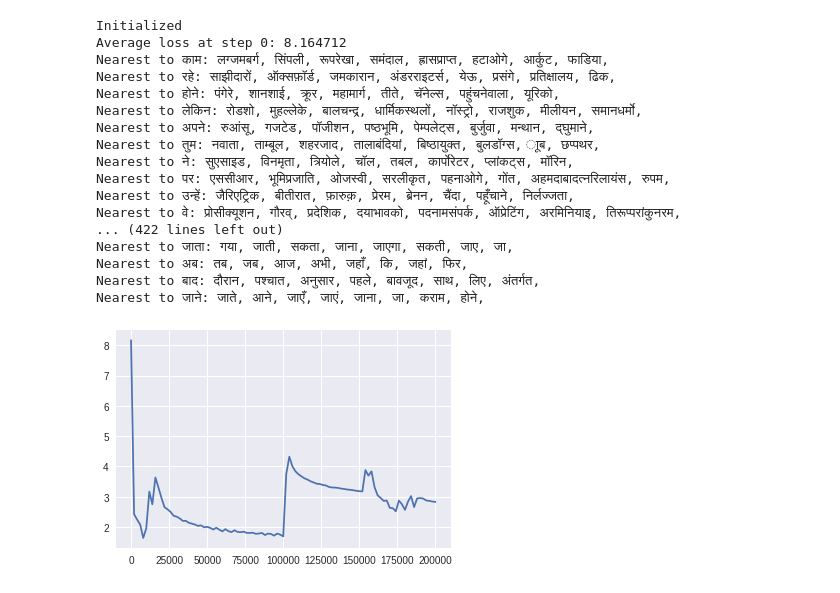
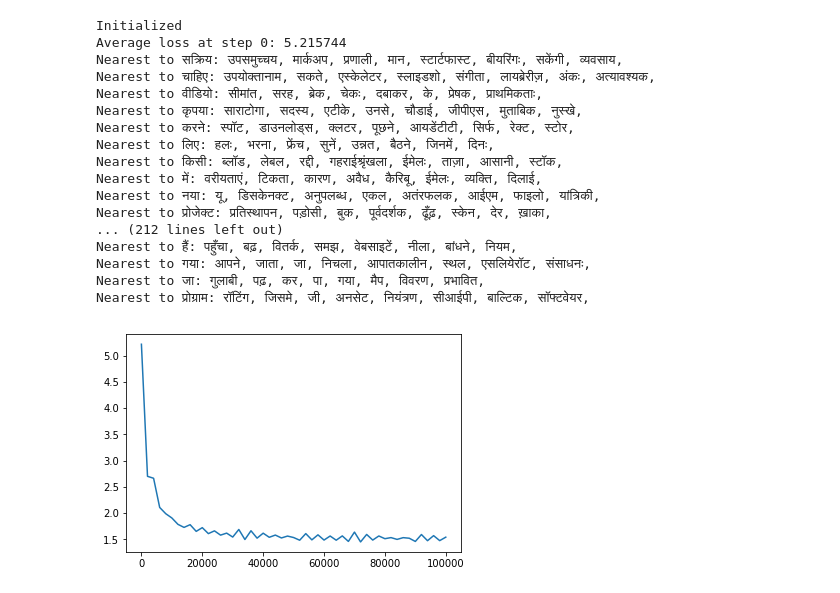
Before and after one commit to nishitjain97/Deep-Neural-Machine-Translation, a Jupyter notebook: 3_Word2Vec.ipynb, the cells around one changed output. Cells and saved outputs as stored; diff of their text form; code cells hidden in the pictures.

```diff
--- a/3_Word2Vec.ipynb
+++ b/3_Word2Vec.ipynb
@@ -24,8 +20,25 @@ filename = '/content/drive/My Drive/Hindi Dataset/mono_cleaned.hi'
+# %%
+filename = os.path.join(root, 'mono.ma')
 # %%
 def read_data(filename):
-  with open(filename, 'r') as f:
-    text = tf.compat.as_str(f.readlines()[0])
-  return text.strip().split(' ')
+    words = list()
+
+    with open(filename) as f:
+        c = tf.compat.as_str(f.read(1))
+
+        while c:
+            word = ''
+
+            while c != ' ':
+                word += c
+
+                c = tf.compat.as_str(f.read(1))
+
+            words.append(word)
+
+            c = tf.compat.as_str(f.read(1))
+
+    return words
 
 words = read_data(filename)
 print("Data size %d" % len(words))
@@ -38,5 +51,5 @@ len(set(words))
 # %%
-vocabulary_size = 500000
+vocabulary_size = len(set(words)) +1
 
 def build_dataset(words):
     count = [['UNK', -1]]
@@ -162,5 +165,5 @@ Use tf.cast instead.
 # %%
-num_steps = 200001
+num_steps = 100001
 loss_list = list()
 
 with tf.Session(graph=graph) as session:
@@ -197,30 +200,30 @@ with tf.Session(graph=graph) as session:
     final_embeddings = normalized_embeddings.eval()
 # %% [output]
 Initialized
-Average loss at step 0: 8.164712
-Nearest to काम: लग्जमबर्ग, सिंपली, रूपरेखा, समंदाल, ह्रासप्राप्त, हटाओगे, आर्कुट, फाडिया,
-Nearest to रहे: साझीदारों, ऑक्सफ़ॉर्ड, जमकारान, अंडरराइटर्स, येऊ, प्रसंगे, प्रतिक्षालय, ढिक,
-Nearest to होने: पंगेरे, शानशाई, क्रूर, महामार्ग, तीते, चॅनेल्स, पहुंचनेवाला, यूरिको,
-Nearest to लेकिन: रोडशो, मुहल्लेके, बालचन्द्र, धार्मिकस्थलों, नॉस्ट्रो, राजशुक, मीलीयन, समानधर्मो,
-Nearest to अपने: रुआंसू, गजटेड, पॉजीशन, पष्ठभूमि, पेम्पलेट्स, बुर्जुवा, मन्थान, द्घुमाने,
-Nearest to तुम: नवाता, ताम्बूल, शहरजाद, तालाबंदियां, बिष्ठायुक्त, बुलडॉग्स, ाूब, छप्पथर,
-Nearest to ने: सुएसाइड, विनमृता, त्रियोले, चॉल, तबल, कार्पोरेटर, प्लांकट्स, मॉरिन,
-Nearest to पर: एससीआर, भूमिप्रजाति, ओजस्वी, सरलीकृत, पहनाओगे, गोंत, अहमदाबादत्नरिलायंस, रुपम,
-Nearest to उन्हें: जैरिएट्रिक, बीतीरात, फ़ारुक़, प्रेरम, ब्रेनन, चैंदा, पहूँचाने, निर्लज्जता,
-Nearest to वे: प्रोसीक्यूशन, गौरव्, प्रदेशिक, दयाभावको, पदनामसंपर्क, ऑप्रेटिंग, अरमिनियाइ, तिरूप्परांकुनरम,
-... (422 lines left out)
-Nearest to जाता: गया, जाती, सकता, जाना, जाएगा, सकती, जाए, जा,
-Nearest to अब: तब, जब, आज, अभी, जहाँ, कि, जहां, फिर,
-Nearest to बाद: दौरान, पश्चात, अनुसार, पहले, बावजूद, साथ, लिए, अंतर्गत,
-Nearest to जाने: जाते, आने, जाएँ, जाएं, जाना, जा, कराम, होने,
+Average loss at step 0: 5.215744
+Nearest to सक्रिय: उपसमुच्चय, मार्कअप, प्रणाली, मान, स्टार्टफास्ट, बीयरिंगः, सकेंगी, व्यवसाय,
+Nearest to चाहिए: उपयोक्तानाम, सकते, एस्केलेटर, स्लाइडशो, संगीता, लायब्रेरीज़, अंकः, अत्यावश्यक,
+Nearest to वीडियो: सीमांत, सरह, ब्रेक, चेकः, दबाकर, के, प्रेषक, प्राथमिकताः,
+Nearest to कृपया: साराटोगा, सदस्य, एटीके, उनसे, चौडाई, जीपीएस, मुताबिक, नुस्खे,
+Nearest to करने: स्पॉट, डाउनलोड्स, क्लटर, पूछने, आयडेंटीटी, सिर्फ, रेक्ट, स्टोर,
+Nearest to लिए: हलः, भरना, फ्रेंच, सुनें, उन्नत, बैठने, जिनमें, दिनः,
+Nearest to किसी: ब्लॉड, लेबल, रद्दी, गहराईश्रृंखला, ईमेलः, ताज़ा, आसानी, स्टॉक,
+Nearest to में: वरीयताएं, टिकता, कारण, अवैध, कैरिबू, ईमेलः, व्यक्ति, दिलाई,
+Nearest to नया: यू, डिसकेनक्ट, अनुपलब्ध, एकल, अतंरफलक, आईएम, फाइलो, यांत्रिकी,
+Nearest to प्रोजेक्ट: प्रतिस्थापन, पड़ोसी, बुक, पूर्वदर्शक, ढूँढ़, स्केन, देर, ख़ाका,
+... (212 lines left out)
+Nearest to हैं: पहुँचा, बढ़, वितर्क, समझ, वेबसाइटें, नीला, बांधने, नियम,
+Nearest to गया: आपने, जाता, जा, निचला, आपातकालीन, स्थल, एसलियेरॉट, संसाधनः,
+Nearest to जा: गुलाबी, पढ़, कर, पा, गया, मैप, विवरण, प्रभावित,
+Nearest to प्रोग्राम: रॉटिंग, जिसमे, जी, अनसेट, नियंत्रण, सीआईपी, बाल्टिक, सॉफ्टवेयर,
 # %%
 import matplotlib.pyplot as plt
 %matplotlib inline
 
-plt.plot(list(range(0, 200001, 2000)), loss_list)
+plt.plot(list(range(0, 100001, 2000)), loss_list)
 plt.show()
 # %% [output]
-[figure, old version]
+[figure, new version]
 # %%
 output = {
     'embeddings': final_embeddings,
```
Also changed, not shown: parts of 13 cells of this notebook, 4 other files.
